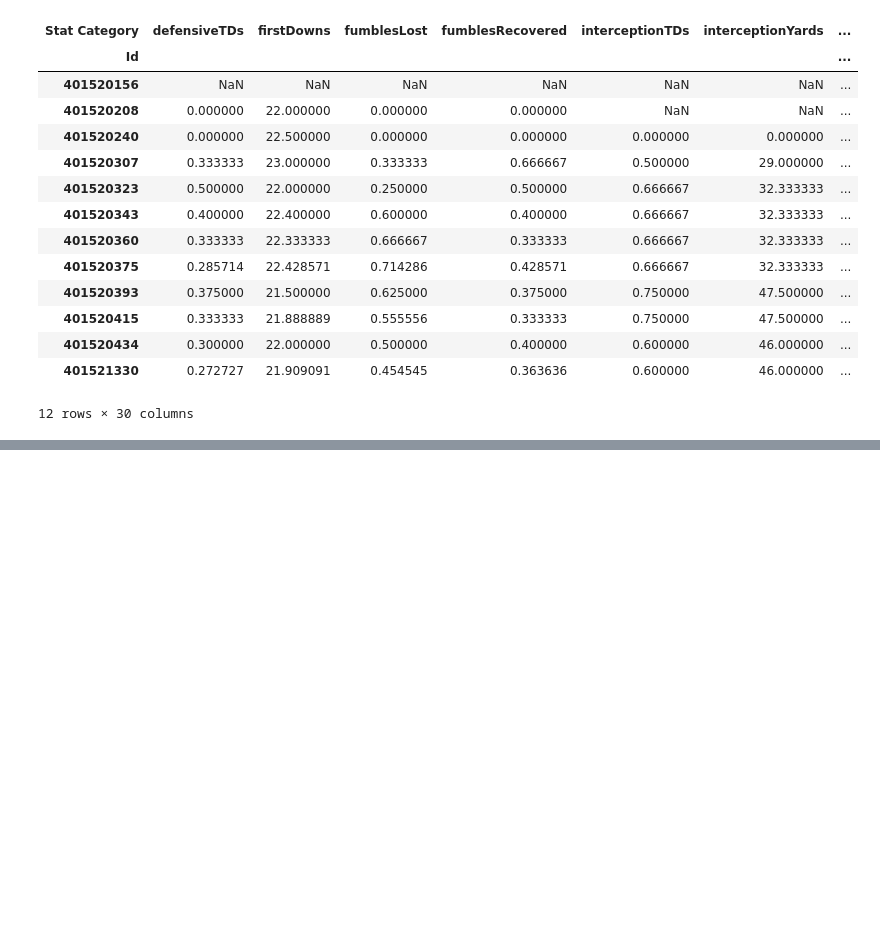
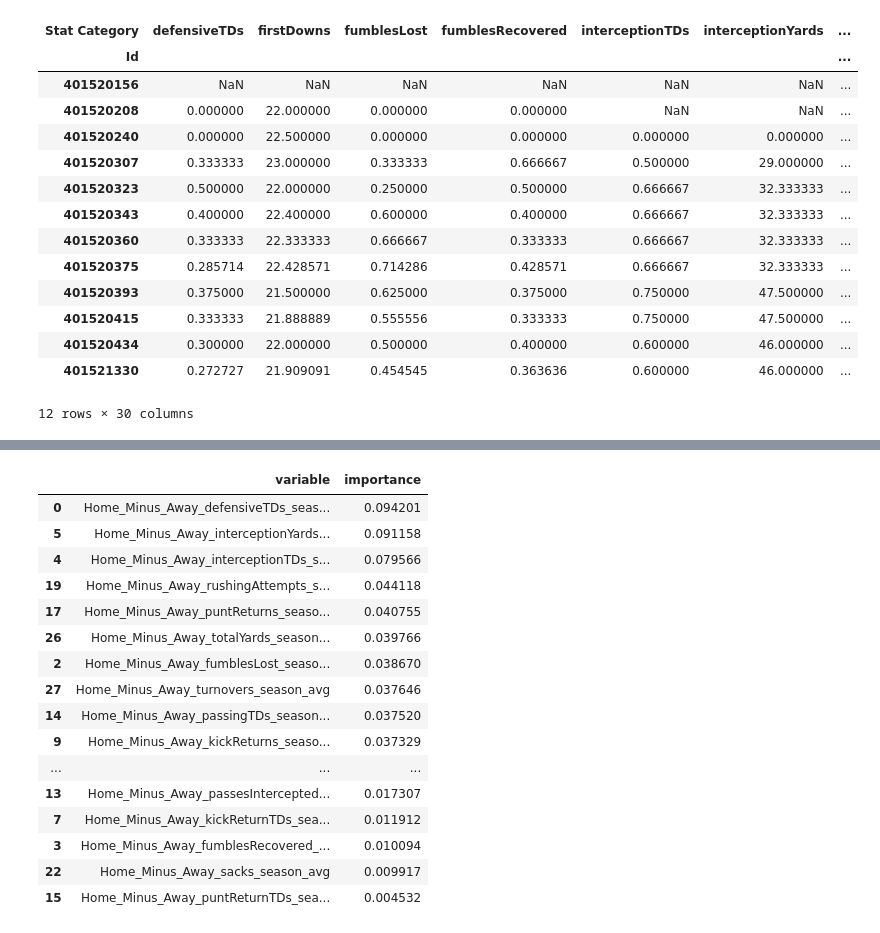
Before and after one commit to ballir27/College-Football-Betting, a Jupyter notebook: notebooks/college_football_eda.ipynb, the cells around one changed output, grey strips where cells are left out. Drawn from its saved outputs; the diff is of its cells as text; code cells hidden in the pictures; blank space fills up the shorter version.

```diff
--- a/notebooks/college_football_eda.ipynb
+++ b/notebooks/college_football_eda.ipynb
@@ -508,0 +546,5 @@ shifted_minnesota_gamestats_2023_rollingavg
+# %%
+rf = RandomForestClassifier(max_depth=5)
+# %%
+rf.fit(X_train, y_train)
+rf.predict(X_test)
@@ -508,0 +571,25 @@ shifted_minnesota_gamestats_2023_rollingavg
+# %%
+importances = pd.DataFrame({
+    'variable': home_minus_away_stats_list,
+    'importance': rf.feature_importances_
+})
+
+importances.sort_values('importance', ascending = False)
+# %% [output]
+|  | variable | importance |
+| 0 | Home_Minus_Away_defensiveTDs_seas... | 0.094201 |
+| 5 | Home_Minus_Away_interceptionYards... | 0.091158 |
+| 4 | Home_Minus_Away_interceptionTDs_s... | 0.079566 |
+| 19 | Home_Minus_Away_rushingAttempts_s... | 0.044118 |
+| 17 | Home_Minus_Away_puntReturns_seaso... | 0.040755 |
+| 26 | Home_Minus_Away_totalYards_season... | 0.039766 |
+| 2 | Home_Minus_Away_fumblesLost_seaso... | 0.038670 |
+| 27 | Home_Minus_Away_turnovers_season_avg | 0.037646 |
+| 14 | Home_Minus_Away_passingTDs_season... | 0.037520 |
+| 9 | Home_Minus_Away_kickReturns_seaso... | 0.037329 |
+| ... | ... | ... |
+| 13 | Home_Minus_Away_passesIntercepted... | 0.017307 |
+| 7 | Home_Minus_Away_kickReturnTDs_sea... | 0.011912 |
+| 3 | Home_Minus_Away_fumblesRecovered_... | 0.010094 |
+| 22 | Home_Minus_Away_sacks_season_avg | 0.009917 |
+| 15 | Home_Minus_Away_puntReturnTDs_sea... | 0.004532 |
```
Also changed, not shown: parts of 21 cells of this notebook.
